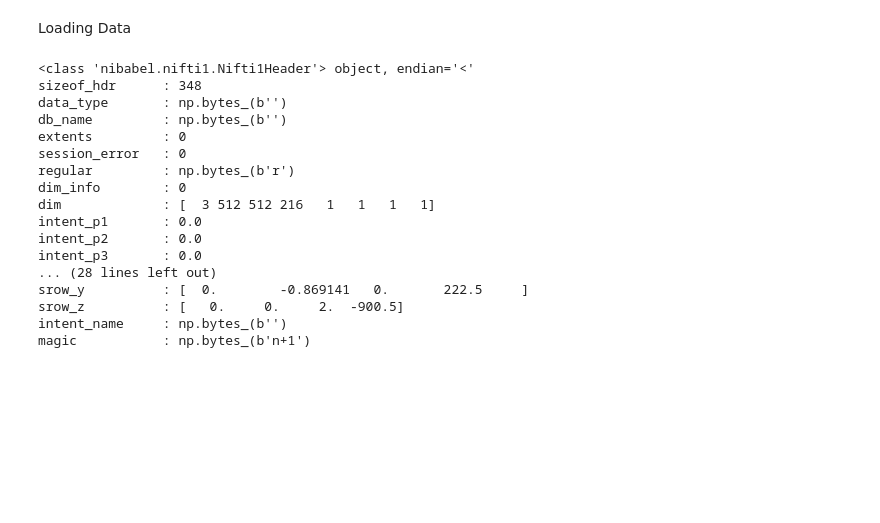
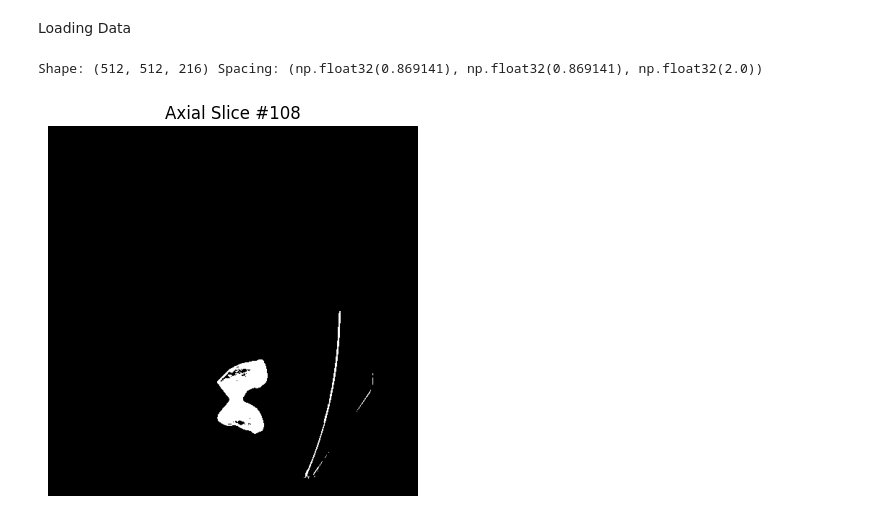
Before and after one commit to LuitelN/NAAMII-Image-Processing-Task-, a Jupyter notebook: Analysis.ipynb, the cells around one changed output. Drawn from its saved outputs; the diff is of its cells as text; code cells hidden in the pictures; blank space fills up the shorter version.

Commit message:
Added visualization for slices

```diff
--- a/Analysis.ipynb
+++ b/Analysis.ipynb
@@ -10,26 +13,19 @@ from skimage import measure
 # %% [markdown]
 Loading Data
 # %%
-image_path = '3702_left_knee.nii.gz'
-image_obj = nib.load(image_path)
-image_data = image_obj.get_fdata()
-type(image_obj)
-print(image_obj.header)
+def load_nifti(filepath):
+    return nib.load(filepath)
+
+ct_image = load_nifti("3702_left_knee.nii.gz")
+ct_data = ct_image.get_fdata()
+spacing = ct_image.header.get_zooms()
+print("Shape:", ct_data.shape, "Spacing:", spacing)
+
+mid_axial = ct_data.shape[2] // 2
+plt.imshow(ct_data[:, :, mid_axial], cmap="gray")
+plt.title(f"Axial Slice #{mid_axial}")
+plt.axis('off')
+plt.show()
 # %% [output]
-<class 'nibabel.nifti1.Nifti1Header'> object, endian='<'
-sizeof_hdr      : 348
-data_type       : np.bytes_(b'')
-db_name         : np.bytes_(b'')
-extents         : 0
-session_error   : 0
-regular         : np.bytes_(b'r')
-dim_info        : 0
-dim             : [  3 512 512 216   1   1   1   1]
-intent_p1       : 0.0
-intent_p2       : 0.0
-intent_p3       : 0.0
-... (28 lines left out)
-srow_y          : [  0.        -0.869141   0.       222.5     ]
-srow_z          : [   0.     0.     2.  -900.5]
-intent_name     : np.bytes_(b'')
-magic           : np.bytes_(b'n+1')
+Shape: (512, 512, 216) Spacing: (np.float32(0.869141), np.float32(0.869141), np.float32(2.0))
+[figure, added]
```
Also changed, not shown: parts of 10 cells of this notebook, 6 other files.
